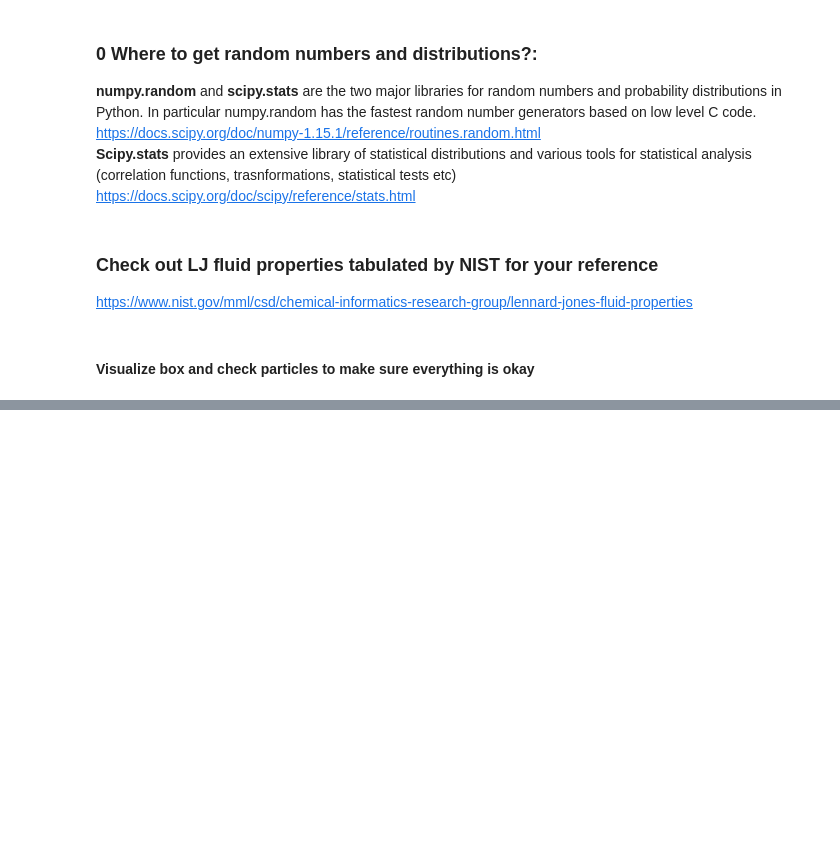
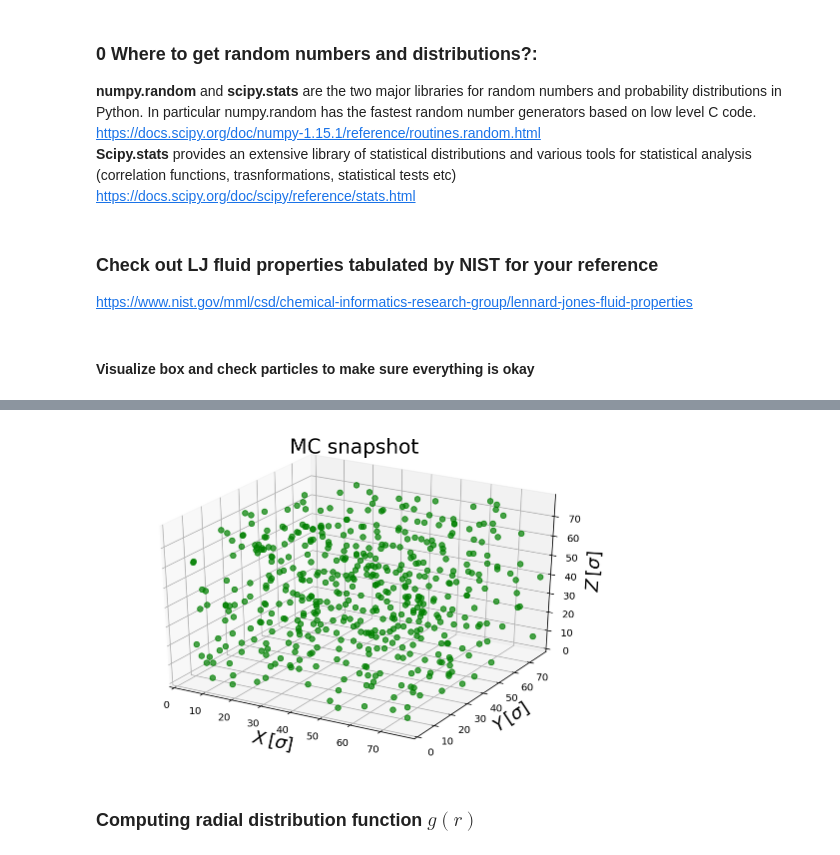
Before and after one commit to carlosal1015/Chem563, a Jupyter notebook: Chem563_MC_LJ.ipynb, the cells around one changed output, grey strips where cells are left out. Saved outputs shown, nothing was run; the diff lists cells and outputs as text; code cells hidden in the pictures; blank space fills up the shorter version.

```diff
--- a/Chem563_MC_LJ.ipynb
+++ b/Chem563_MC_LJ.ipynb
@@ -216,0 +223,8 @@ particles=doMC_LJ(particles,1000)
+# %%
+particles=generateBox(N,L)
+particles=doMC_LJ(particles,N,T,L,5000)
+viz_p(particles,L)
+# %% [output]
+[figure, added]
+# %% [markdown]
+### Computing radial distribution function $g(r)$
```
Also changed, not shown: parts of 22 cells of this notebook.
